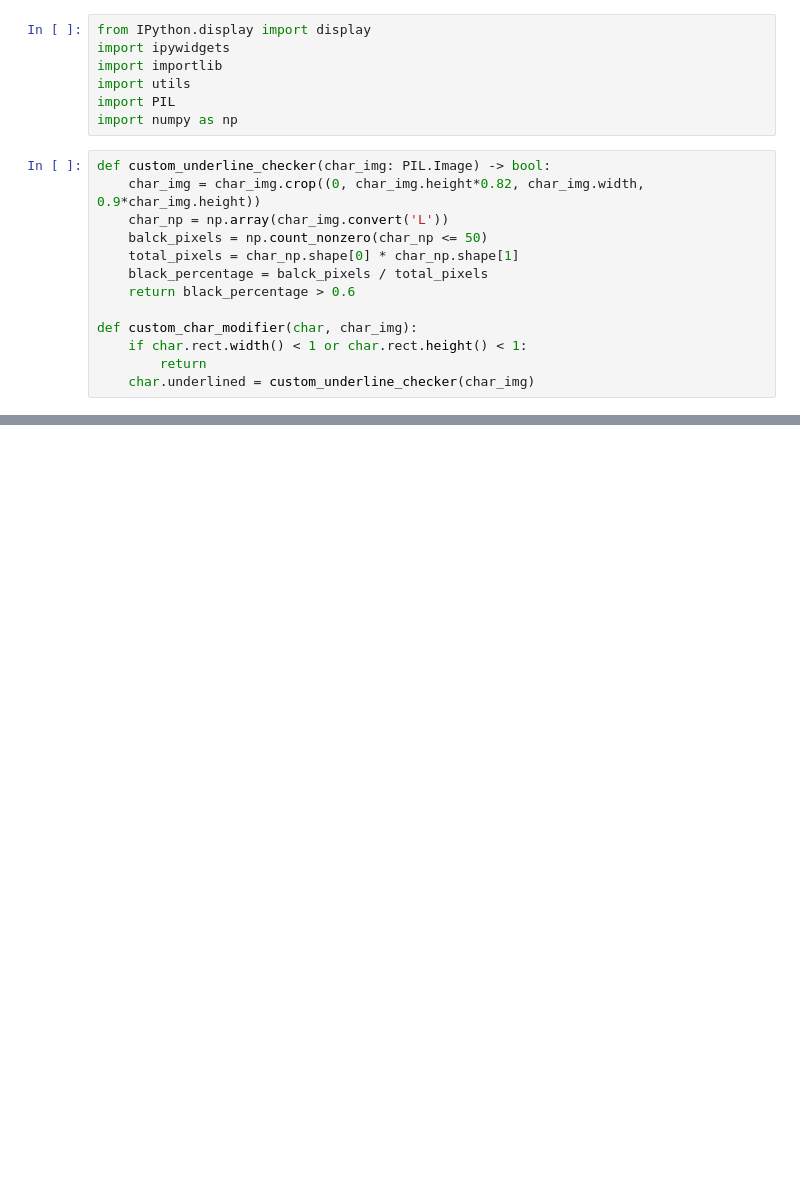
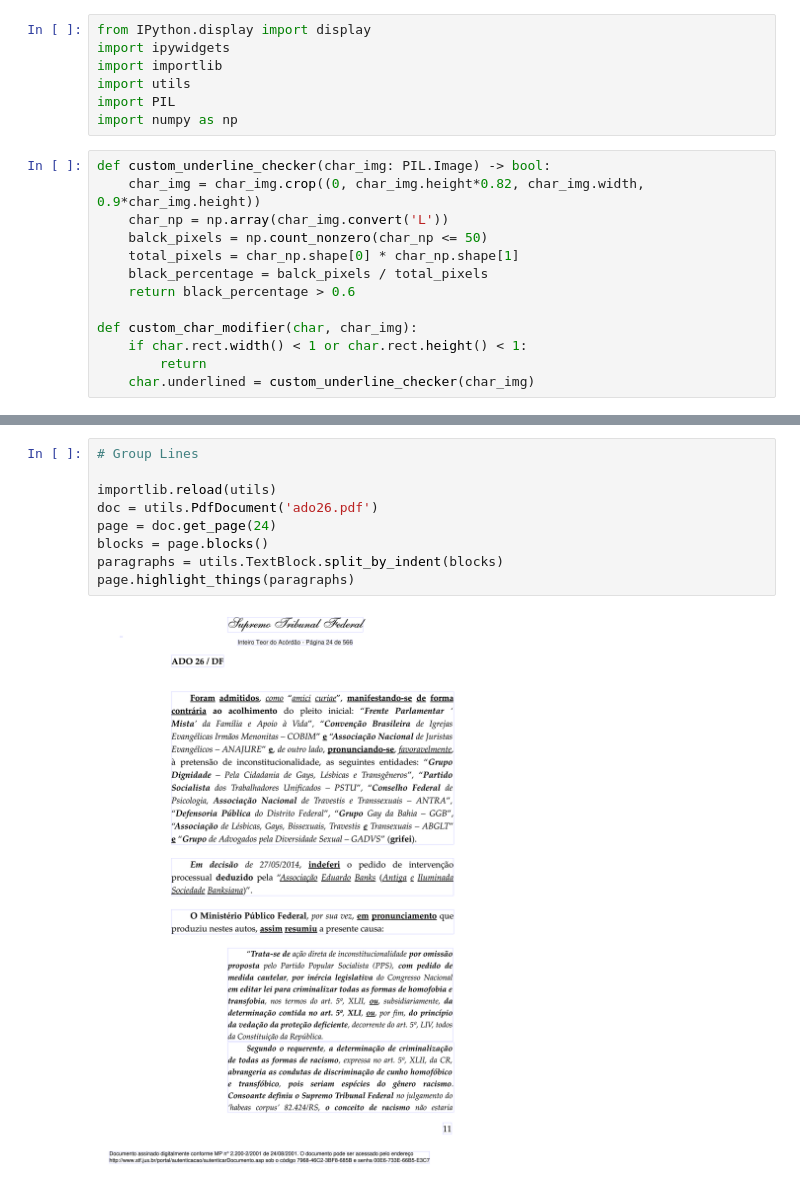
Before and after one commit to gjvnq/public-transcriptions, a Jupyter notebook: STF2.ipynb, the cells around one changed output, grey strips where cells are left out. Saved outputs shown, nothing was run; the diff lists cells and outputs as text; blank space fills up the shorter version.

Commit message:
Paragraph segmentation working

```diff
--- a/STF2.ipynb
+++ b/STF2.ipynb
@@ -34,0 +33,11 @@ utils.display_pil([img1, img2])
+# %%
+# Group Lines
+
+importlib.reload(utils)
+doc = utils.PdfDocument('ado26.pdf')
+page = doc.get_page(24)
+blocks = page.blocks()
+paragraphs = utils.TextBlock.split_by_indent(blocks)
+page.highlight_things(paragraphs)
+# %% [output]
+[figure, added]
```
Also changed, not shown: parts of 2 cells of this notebook, 1 other file.
